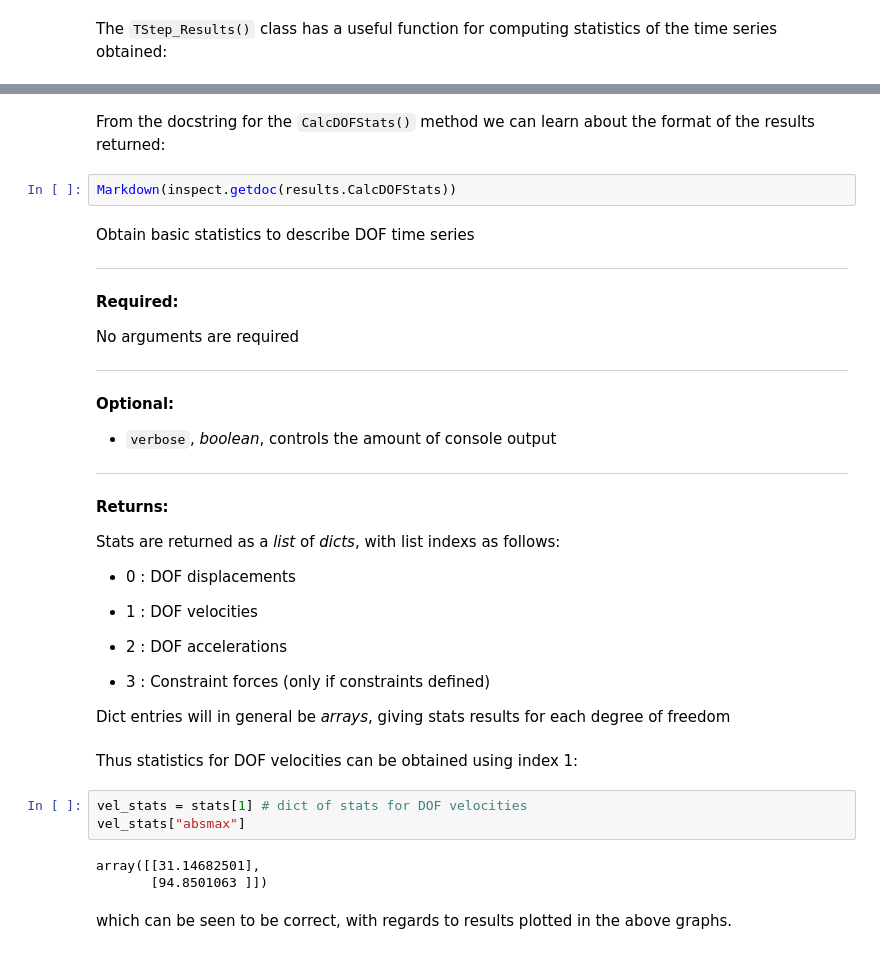
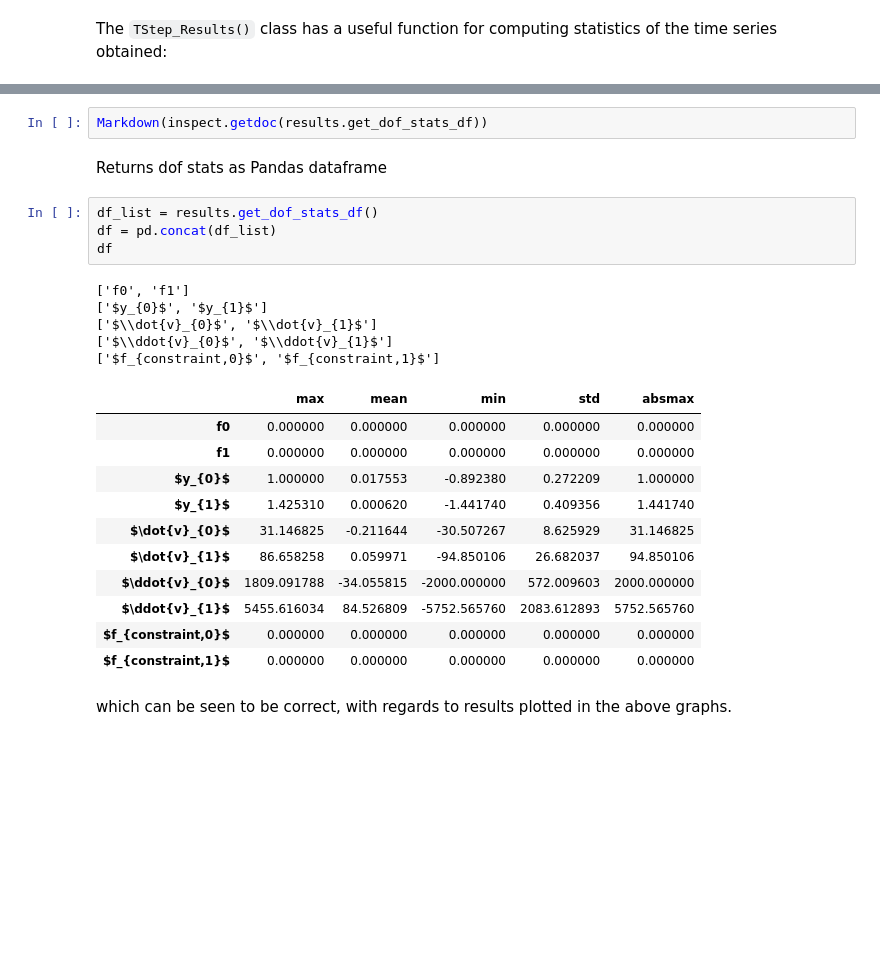
Before and after one commit to MEMAndersen/DynSys, a Jupyter notebook: examples/tutorial.ipynb, the cells around one changed output, grey strips where cells are left out. Drawn from its saved outputs; the diff is of its cells as text; blank space fills up the shorter version.

```diff
--- a/examples/tutorial.ipynb
+++ b/examples/tutorial.ipynb
@@ -539,43 +568,28 @@ Calculating DOF statistics...
-# %% [markdown]
-From the docstring for the `CalcDOFStats()` method we can learn about the format of the results returned:
 # %%
-Markdown(inspect.getdoc(results.CalcDOFStats))
+Markdown(inspect.getdoc(results.get_dof_stats_df))
 # %% [output]
-Obtain basic statistics to describe DOF time series
-
-***
-**Required:**
-
-No arguments are required
-
-***
-**Optional:**
-
-* `verbose`, _boolean_, controls the amount of console output
-
-***
-**Returns:**
-
-Stats are returned as a _list_ of _dicts_, with list indexs as follows:
-
-* 0 : DOF displacements
-
-* 1 : DOF velocities
-
-* 2 : DOF accelerations
-
-* 3 : Constraint forces (only if constraints defined)
-
-Dict entries will in general be _arrays_, giving stats results for each
-degree of freedom
+Returns dof stats as Pandas dataframe
-# %% [markdown]
-Thus statistics for DOF velocities can be obtained using index 1:
-# %%
-vel_stats = stats[1] # dict of stats for DOF velocities
-vel_stats["absmax"]
-# %% [output]
-array([[31.14682501],
-       [94.8501063 ]])
+# %%
+df_list = results.get_dof_stats_df()
+df = pd.concat(df_list)
+df
+# %% [output]
+['f0', 'f1']
+['$y_{0}$', '$y_{1}$']
+['$\\dot{v}_{0}$', '$\\dot{v}_{1}$']
+['$\\ddot{v}_{0}$', '$\\ddot{v}_{1}$']
+['$f_{constraint,0}$', '$f_{constraint,1}$']
+|  | max | mean | min | std | absmax |
+| f0 | 0.000000 | 0.000000 | 0.000000 | 0.000000 | 0.000000 |
+| f1 | 0.000000 | 0.000000 | 0.000000 | 0.000000 | 0.000000 |
+| $y_{0}$ | 1.000000 | 0.017553 | -0.892380 | 0.272209 | 1.000000 |
+| $y_{1}$ | 1.425310 | 0.000620 | -1.441740 | 0.409356 | 1.441740 |
+| $\dot{v}_{0}$ | 31.146825 | -0.211644 | -30.507267 | 8.625929 | 31.146825 |
+| $\dot{v}_{1}$ | 86.658258 | 0.059971 | -94.850106 | 26.682037 | 94.850106 |
+| $\ddot{v}_{0}$ | 1809.091788 | -34.055815 | -2000.000000 | 572.009603 | 2000.000000 |
+| $\ddot{v}_{1}$ | 5455.616034 | 84.526809 | -5752.565760 | 2083.612893 | 5752.565760 |
+| $f_{constraint,0}$ | 0.000000 | 0.000000 | 0.000000 | 0.000000 | 0.000000 |
+| $f_{constraint,1}$ | 0.000000 | 0.000000 | 0.000000 | 0.000000 | 0.000000 |
 # %% [markdown]
 which can be seen to be correct, with regards to results plotted in the above graphs.
 # %% [markdown]
```
Also changed, not shown: parts of 39 cells of this notebook, 1 other file.
